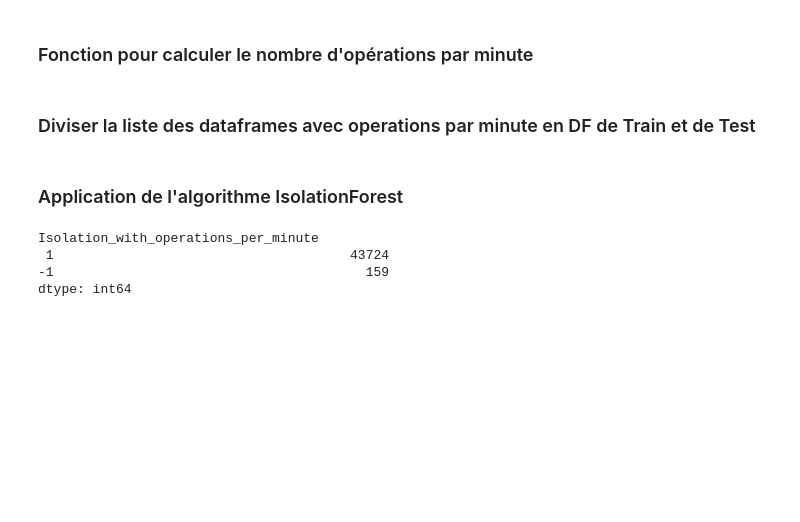
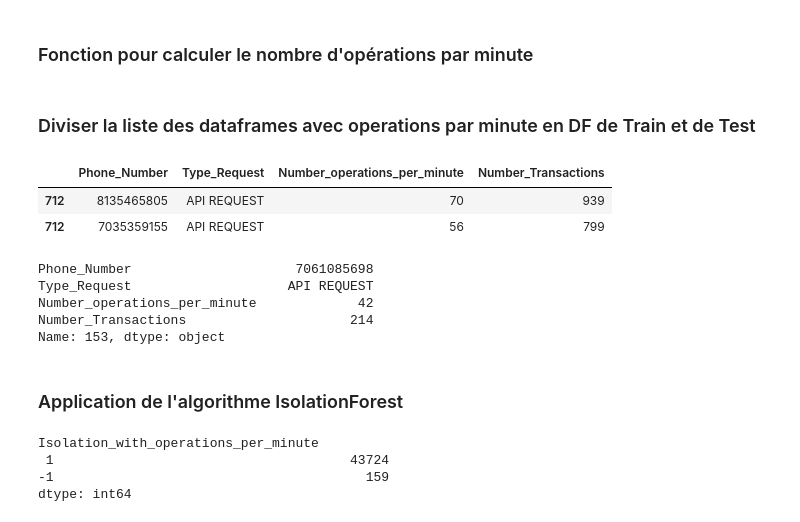
Before and after one commit to pfolaa/fraud_detection, a Jupyter notebook: fraud_detection_01.ipynb, the cells around one changed output. Saved outputs shown, nothing was run; the diff lists cells and outputs as text; code cells hidden in the pictures; blank space fills up the shorter version.

```diff
--- a/fraud_detection_01.ipynb
+++ b/fraud_detection_01.ipynb
@@ -3042,3 +3040,17 @@ X_train_with_operations_per_minute.head(5)
+# %%
+X_train_with_operations_per_minute.loc[712]
+# %% [output]
+|  | Phone_Number | Type_Request | Number_operations_per_minute | Number_Transactions |
+| 712 | 8135465805 | API REQUEST | 70 | 939 |
+| 712 | 7035359155 | API REQUEST | 56 | 799 |
+# %%
+X_train_with_operations_per_minute.iloc[1267]
+# %% [output]
+Phone_Number                     7061085698
+Type_Request                    API REQUEST
+Number_operations_per_minute             42
+Number_Transactions                     214
+Name: 153, dtype: object
 # %%
 df_phone_number_with_operations_per_minute = X_train_with_operations_per_minute[['Phone_Number', 'Type_Request']]
 # %%
```
Also changed, not shown: parts of 10 cells of this notebook.
